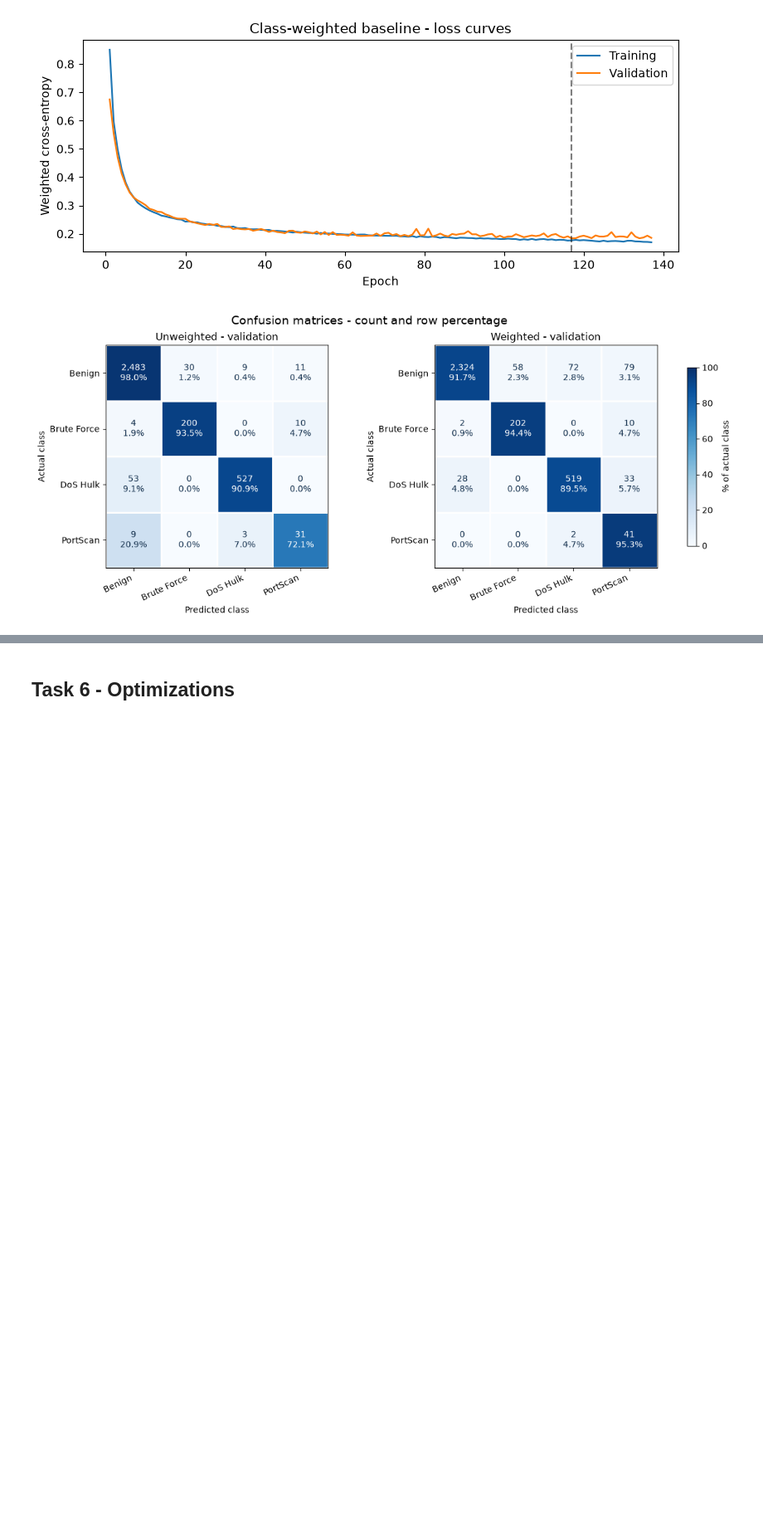
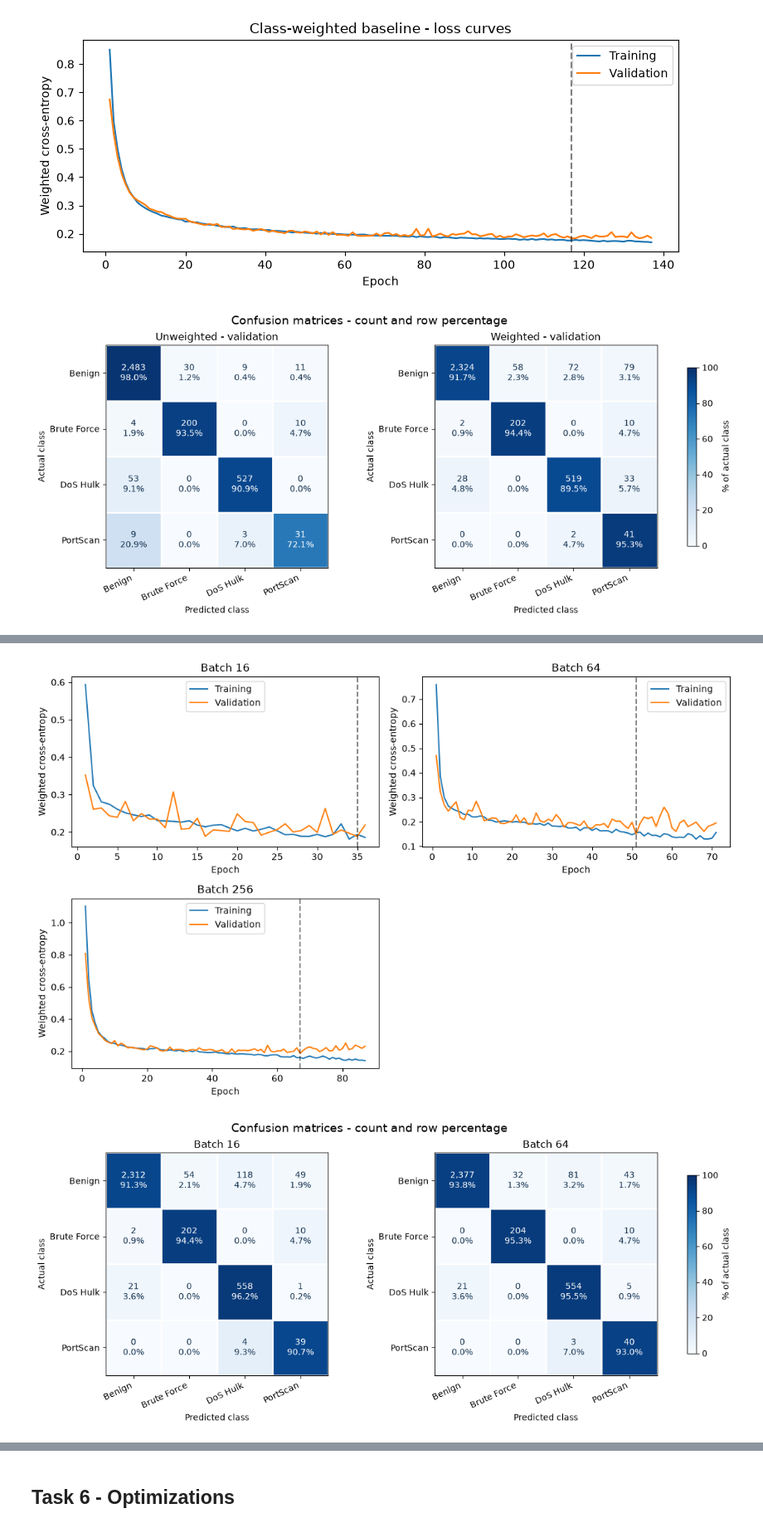
Before and after one commit to HaxelThePenguine/AI-Cybersecurity_labs2026, a Jupyter notebook: Lab_01/lab1.ipynb, the cells around one changed output, grey strips where cells are left out. Shown at 83% size. Saved outputs shown, nothing was run; the diff lists cells and outputs as text; code cells hidden in the pictures; blank space fills up the shorter version.

Commit message:
Finish  remains task 6

```diff
--- a/Lab_01/lab1.ipynb
+++ b/Lab_01/lab1.ipynb
@@ -1592,0 +1595,9 @@ We keep **run 10 (64→64)**. The three-run comparison supports one extra layer,
+# %%
+REFERENCE_5 = "64-128-32-16"
+WIDTHS_5 = ARCHITECTURES_5A[REFERENCE_5]
+BATCH_SIZES_5B = [16, 64, 256]
+
+print("Architecture:", WIDTHS_5)
+print("Batch sizes:", BATCH_SIZES_5B)
+print("AdamW LR:", HP_5A["lr"], "| Weight decay:", HP_5A["weight_decay"])
+print("Weighted CE; batch 64 reuses the completed Task 5A run")
@@ -1592,0 +1645,23 @@ We keep **run 10 (64→64)**. The three-run comparison supports one extra layer,
+# %%
+results_5b = {}
+validation_5b = {}
+
+for batch_size in BATCH_SIZES_5B:
+    name = f"Batch {batch_size}"
+
+    if batch_size == HP_5A["batch_size"]:
+        result = results_5a[REFERENCE_5]
+        evaluation = validation_5a[REFERENCE_5]
+        print(f"{name}: reused from Task 5A")
+    else:
+        result = train_depth_5a(WIDTHS_5, batch_size=batch_size)
+        evaluation = evaluate_2c(
+            result["model"], X_val_std_3b, y_val_3b,
+            f"Task 5B - {name}, validation",
+        )
+
+    results_5b[name] = result
+    validation_5b[name] = evaluation
+    print(f"{name}: best weighted CE {result['best_loss']:.5f}")
+
+comparison_5b = summarize_experiments_5(results_5b, validation_5b)
@@ -1592,0 +1686,5 @@ We keep **run 10 (64→64)**. The three-run comparison supports one extra layer,
+# %%
+plot_experiments_5(results_5b, validation_5b)
+# %% [output]
+[figure, added]
+[figure, added]
```
Also changed, not shown: parts of 37 cells of this notebook, 2 other files.
